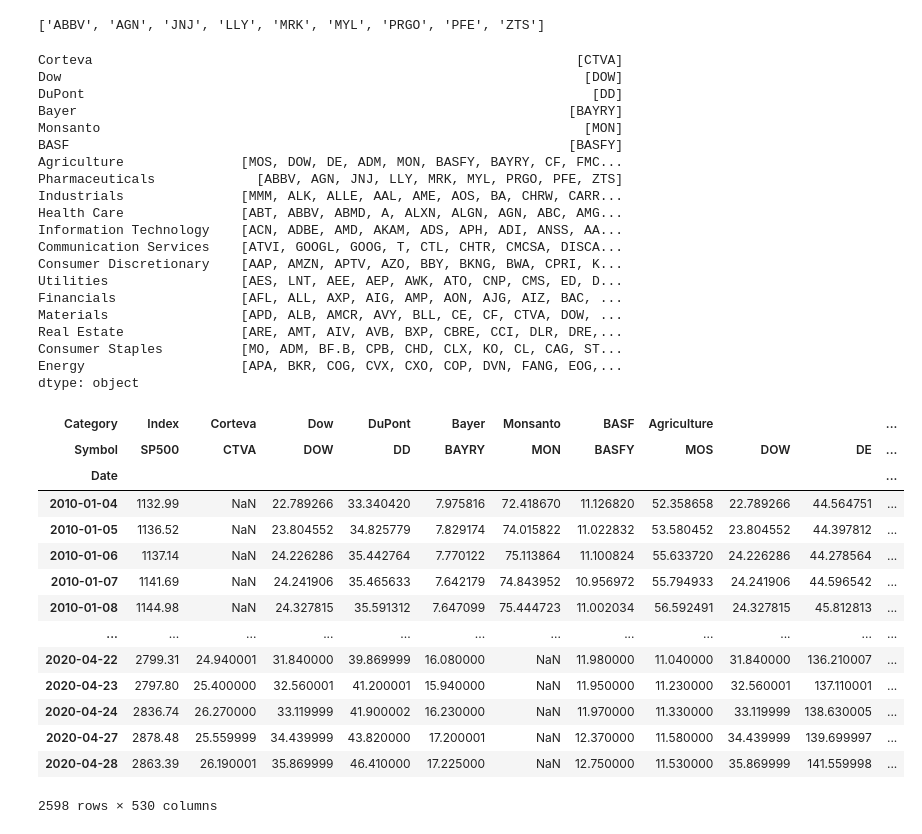
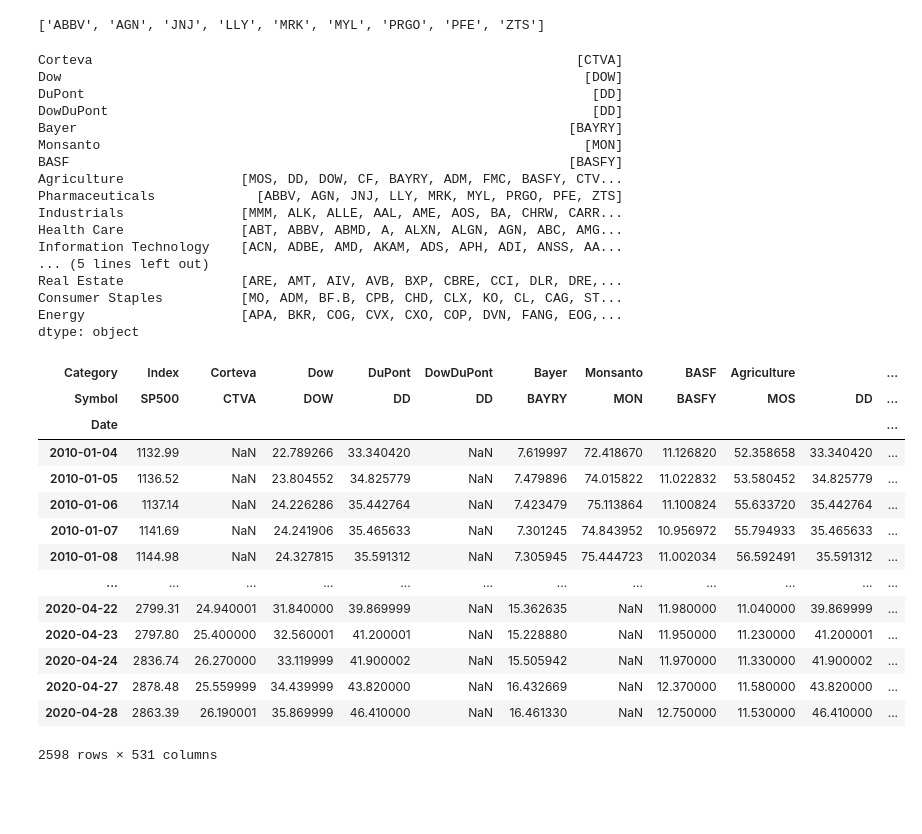
Before and after one commit to jiehu3456/2020-04-29-stocks, a Jupyter notebook: Stocks.ipynb, the cells around one changed output. Cells and saved outputs as stored; diff of their text form; code cells hidden in the pictures; blank space fills up the shorter version.

```diff
--- a/Stocks.ipynb
+++ b/Stocks.ipynb
@@ -26,7 +26,7 @@ from datetime import datetime
 stock_dict = {}
 for tick in tickers:
     try:
-        stock_dict[tick] = pdr.get_data_yahoo(symbols = tick, start = datetime(2010, 1, 1), end = datetime.today())
+        stock_dict[tick] = pdr.get_data_yahoo(symbols = tick, start = datetime(2010, 1, 1), end = datetime(2020, 4, 28))
     except:
         print('Exception occured for - ', tick)
 # %% [output]
@@ -192,7 +192,7 @@ sp500_index
 | 2020-04-28 | 2909.96 | 2921.15 | 2860.71 | 2863.39 |
 2597 rows × 4 columns
 # %%
-companies = ['CTVA', 'DOW', 'DD', 'BAYRY', 'MON', 'BASFY']
+companies = ['CTVA', 'DOW', 'DD', 'DD', 'BAYRY', 'MON', 'BASFY']
 # %%
 agriculture = stocks_df.loc[stocks_df['GICS Sub Industry'].str.contains('Agricultural', case = False)]
 agriculture
@@ -229,7 +229,7 @@ pharmaceuticals
 # %% [output]
 ['ABBV', 'AGN', 'JNJ', 'LLY', 'MRK', 'MYL', 'PRGO', 'PFE', 'ZTS']
 # %%
-sectors = pd.Series([[x] for x in companies], index = ['Corteva', 'Dow', 'DuPont', 'Bayer', 'Monsanto', 'BASF'])
+sectors = pd.Series([[x] for x in companies], index = ['Corteva', 'Dow', 'DuPont', 'DowDuPont', 'Bayer', 'Monsanto', 'BASF'])
 sectors = sectors.append(pd.Series({'Agriculture': agriculture, 'Pharmaceuticals': pharmaceuticals}))
 sectors = sectors.append(stocks_df.groupby('GICS Sector', sort = False)['Symbol'].agg(lambda x: x.tolist()))
 sectors
@@ -237,19 +237,16 @@ sectors
 Corteva                                                              [CTVA]
 Dow                                                                   [DOW]
 DuPont                                                                 [DD]
+DowDuPont                                                              [DD]
 Bayer                                                               [BAYRY]
 Monsanto                                                              [MON]
 BASF                                                                [BASFY]
-Agriculture               [MOS, DOW, DE, ADM, MON, BASFY, BAYRY, CF, FMC...
+Agriculture               [MOS, DD, DOW, CF, BAYRY, ADM, FMC, BASFY, CTV...
 Pharmaceuticals             [ABBV, AGN, JNJ, LLY, MRK, MYL, PRGO, PFE, ZTS]
 Industrials               [MMM, ALK, ALLE, AAL, AME, AOS, BA, CHRW, CARR...
 Health Care               [ABT, ABBV, ABMD, A, ALXN, ALGN, AGN, ABC, AMG...
 Information Technology    [ACN, ADBE, AMD, AKAM, ADS, APH, ADI, ANSS, AA...
-Communication Services    [ATVI, GOOGL, GOOG, T, CTL, CHTR, CMCSA, DISCA...
-Consumer Discretionary    [AAP, AMZN, APTV, AZO, BBY, BKNG, BWA, CPRI, K...
-Utilities                 [AES, LNT, AEE, AEP, AWK, ATO, CNP, CMS, ED, D...
-Financials                [AFL, ALL, AXP, AIG, AMP, AON, AJG, AIZ, BAC, ...
-Materials                 [APD, ALB, AMCR, AVY, BLL, CE, CF, CTVA, DOW, ...
+... (5 lines left out)
 Real Estate               [ARE, AMT, AIV, AVB, BXP, CBRE, CCI, DLR, DRE,...
 Consumer Staples          [MO, ADM, BF.B, CPB, CHD, CLX, KO, CL, CAG, ST...
 Energy                    [APA, BKR, COG, CVX, CXO, COP, DVN, FANG, EOG,...
@@ -257,30 +254,33 @@ dtype: object
 # %%
 closes = sp500_index[['Close']].rename(columns = {'Close': 'SP500'})
 tuples = [('Index', 'SP500')]
 for sector, tickers in sectors.items():
     for tick in tickers:
         if tick in stock_dict:
             closes = closes.join(stock_dict[tick]['Adj Close'], how = 'outer').rename(columns = {'Adj Close': tick})
             tuples += [(sector, tick)]
 index = pd.MultiIndex.from_tuples(tuples, names=['Category', 'Symbol'])
 closes.columns = index
+closes.loc['2017-09-01':'2019-03-19', ('DuPont', 'DD')] = np.nan
+closes.loc['2010-01-01':'2017-08-31', ('DowDuPont', 'DD')] = np.nan
+closes.loc['2019-03-20':'2020-04-28', ('DowDuPont', 'DD')] = np.nan
 closes
 # %% [output]
-| Category | Index | Corteva | Dow | DuPont | Bayer | Monsanto | BASF | Agriculture |  |  | ... |
-| Symbol | SP500 | CTVA | DOW | DD | BAYRY | MON | BASFY | MOS | DOW | DE | ... |
+| Category | Index | Corteva | Dow | DuPont | DowDuPont | Bayer | Monsanto | BASF | Agriculture |  | ... |
+| Symbol | SP500 | CTVA | DOW | DD | DD | BAYRY | MON | BASFY | MOS | DD | ... |
 | Date |  |  |  |  |  |  |  |  |  |  | ... |
-| 2010-01-04 | 1132.99 | NaN | 22.789266 | 33.340420 | 7.975816 | 72.418670 | 11.126820 | 52.358658 | 22.789266 | 44.564751 | ... |
-| 2010-01-05 | 1136.52 | NaN | 23.804552 | 34.825779 | 7.829174 | 74.015822 | 11.022832 | 53.580452 | 23.804552 | 44.397812 | ... |
-| 2010-01-06 | 1137.14 | NaN | 24.226286 | 35.442764 | 7.770122 | 75.113864 | 11.100824 | 55.633720 | 24.226286 | 44.278564 | ... |
-| 2010-01-07 | 1141.69 | NaN | 24.241906 | 35.465633 | 7.642179 | 74.843952 | 10.956972 | 55.794933 | 24.241906 | 44.596542 | ... |
-| 2010-01-08 | 1144.98 | NaN | 24.327815 | 35.591312 | 7.647099 | 75.444723 | 11.002034 | 56.592491 | 24.327815 | 45.812813 | ... |
+| 2010-01-04 | 1132.99 | NaN | 22.789266 | 33.340420 | NaN | 7.619997 | 72.418670 | 11.126820 | 52.358658 | 33.340420 | ... |
+| 2010-01-05 | 1136.52 | NaN | 23.804552 | 34.825779 | NaN | 7.479896 | 74.015822 | 11.022832 | 53.580452 | 34.825779 | ... |
+| 2010-01-06 | 1137.14 | NaN | 24.226286 | 35.442764 | NaN | 7.423479 | 75.113864 | 11.100824 | 55.633720 | 35.442764 | ... |
+| 2010-01-07 | 1141.69 | NaN | 24.241906 | 35.465633 | NaN | 7.301245 | 74.843952 | 10.956972 | 55.794933 | 35.465633 | ... |
+| 2010-01-08 | 1144.98 | NaN | 24.327815 | 35.591312 | NaN | 7.305945 | 75.444723 | 11.002034 | 56.592491 | 35.591312 | ... |
 | ... | ... | ... | ... | ... | ... | ... | ... | ... | ... | ... | ... |
-| 2020-04-22 | 2799.31 | 24.940001 | 31.840000 | 39.869999 | 16.080000 | NaN | 11.980000 | 11.040000 | 31.840000 | 136.210007 | ... |
-| 2020-04-23 | 2797.80 | 25.400000 | 32.560001 | 41.200001 | 15.940000 | NaN | 11.950000 | 11.230000 | 32.560001 | 137.110001 | ... |
-| 2020-04-24 | 2836.74 | 26.270000 | 33.119999 | 41.900002 | 16.230000 | NaN | 11.970000 | 11.330000 | 33.119999 | 138.630005 | ... |
-| 2020-04-27 | 2878.48 | 25.559999 | 34.439999 | 43.820000 | 17.200001 | NaN | 12.370000 | 11.580000 | 34.439999 | 139.699997 | ... |
-| 2020-04-28 | 2863.39 | 26.190001 | 35.869999 | 46.410000 | 17.225000 | NaN | 12.750000 | 11.530000 | 35.869999 | 141.559998 | ... |
+| 2020-04-22 | 2799.31 | 24.940001 | 31.840000 | 39.869999 | NaN | 15.362635 | NaN | 11.980000 | 11.040000 | 39.869999 | ... |
+| 2020-04-23 | 2797.80 | 25.400000 | 32.560001 | 41.200001 | NaN | 15.228880 | NaN | 11.950000 | 11.230000 | 41.200001 | ... |
+| 2020-04-24 | 2836.74 | 26.270000 | 33.119999 | 41.900002 | NaN | 15.505942 | NaN | 11.970000 | 11.330000 | 41.900002 | ... |
+| 2020-04-27 | 2878.48 | 25.559999 | 34.439999 | 43.820000 | NaN | 16.432669 | NaN | 12.370000 | 11.580000 | 43.820000 | ... |
+| 2020-04-28 | 2863.39 | 26.190001 | 35.869999 | 46.410000 | NaN | 16.461330 | NaN | 12.750000 | 11.530000 | 46.410000 | ... |
-2598 rows × 530 columns
+2598 rows × 531 columns
 # %%
 import matplotlib.pyplot as plt
 import seaborn as sns
```
Also changed, not shown: parts of 12 cells of this notebook.
